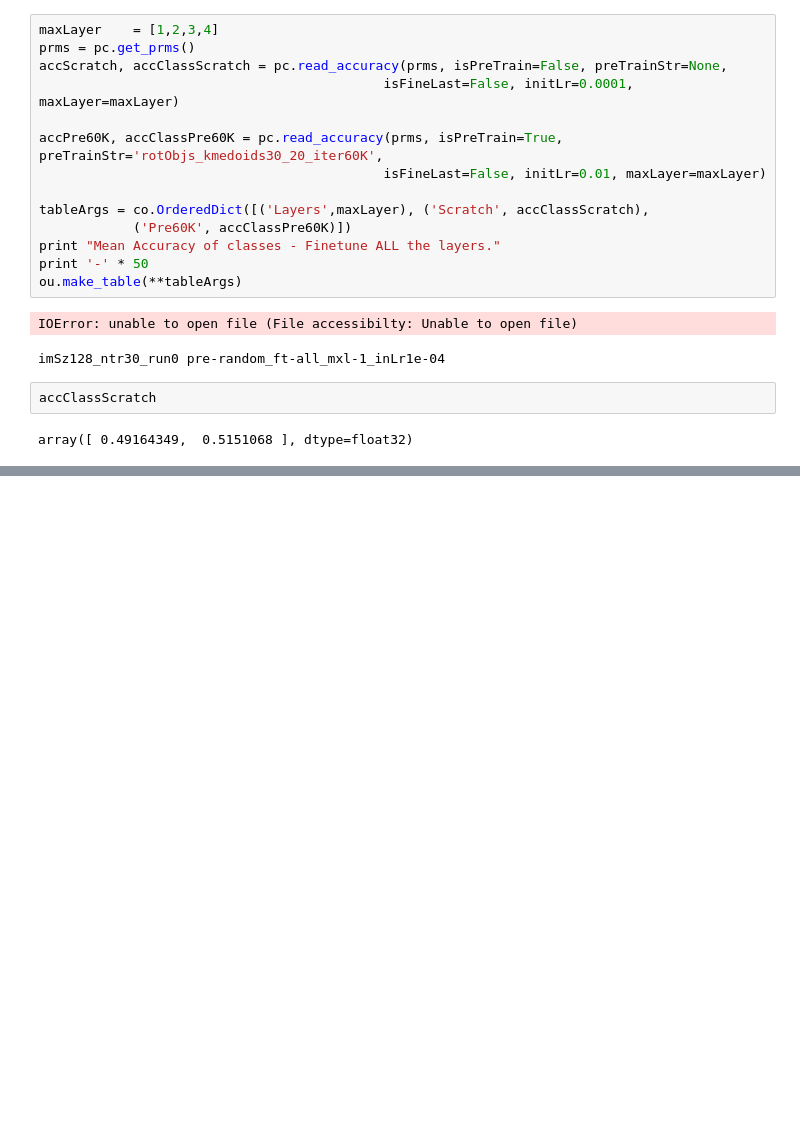
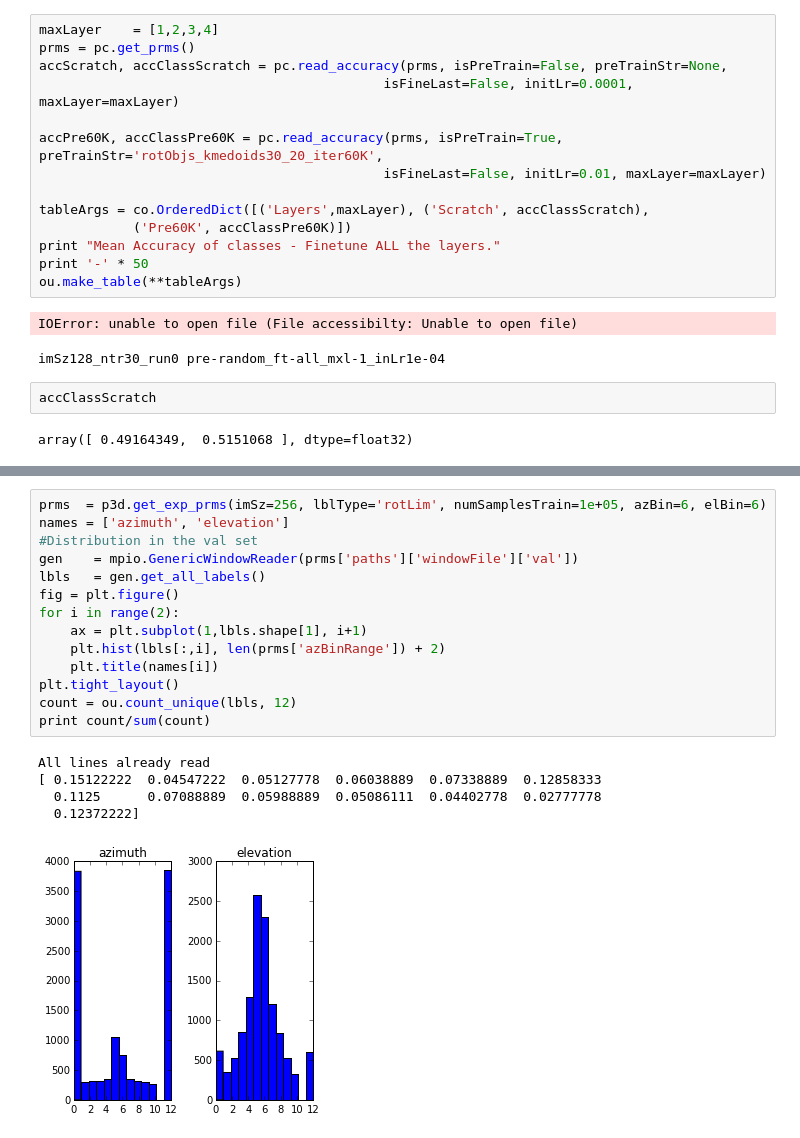
Before and after one commit to pulkitag/caffe, a Jupyter notebook: modelFiles/keypoints/documentation/Relative-Rotations.ipynb, the cells around one changed output, grey strips where cells are left out. Drawn from its saved outputs; the diff is of its cells as text; blank space fills up the shorter version.

```diff
--- a/modelFiles/keypoints/documentation/Relative-Rotations.ipynb
+++ b/modelFiles/keypoints/documentation/Relative-Rotations.ipynb
@@ -276,0 +288,20 @@ array([ 0.49164349,  0.5151068 ], dtype=float32)
+# %%
+prms  = p3d.get_exp_prms(imSz=256, lblType='rotLim', numSamplesTrain=1e+05, azBin=6, elBin=6)
+names = ['azimuth', 'elevation']
+#Distribution in the val set
+gen    = mpio.GenericWindowReader(prms['paths']['windowFile']['val'])
+lbls   = gen.get_all_labels()
+fig = plt.figure()
+for i in range(2):
+    ax = plt.subplot(1,lbls.shape[1], i+1)
+    plt.hist(lbls[:,i], len(prms['azBinRange']) + 2)
+    plt.title(names[i])
+plt.tight_layout()
+count = ou.count_unique(lbls, 12)
+print count/sum(count)
+# %% [output]
+All lines already read
+[ 0.15122222  0.04547222  0.05127778  0.06038889  0.07338889  0.12858333
+  0.1125      0.07088889  0.05988889  0.05086111  0.04402778  0.02777778
+  0.12372222]
+[figure, added]
```
Also changed, not shown: parts of 3 cells of this notebook, 21 other files.
